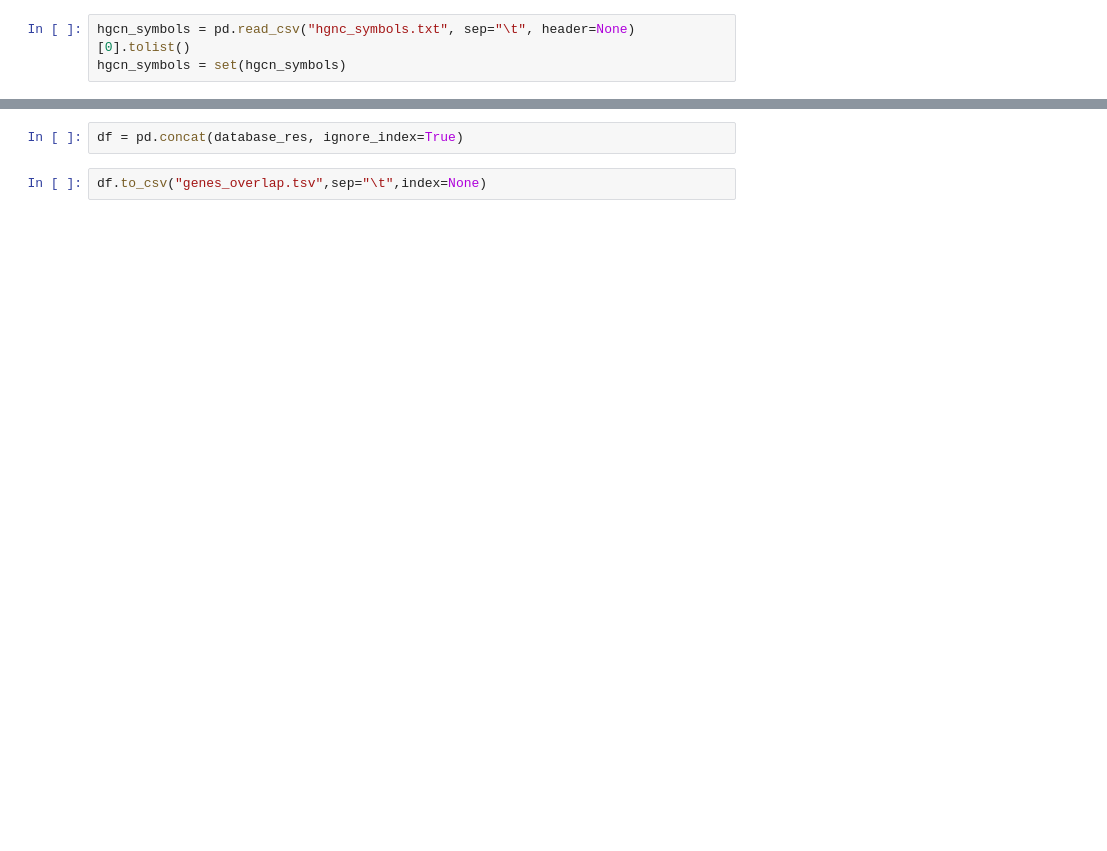
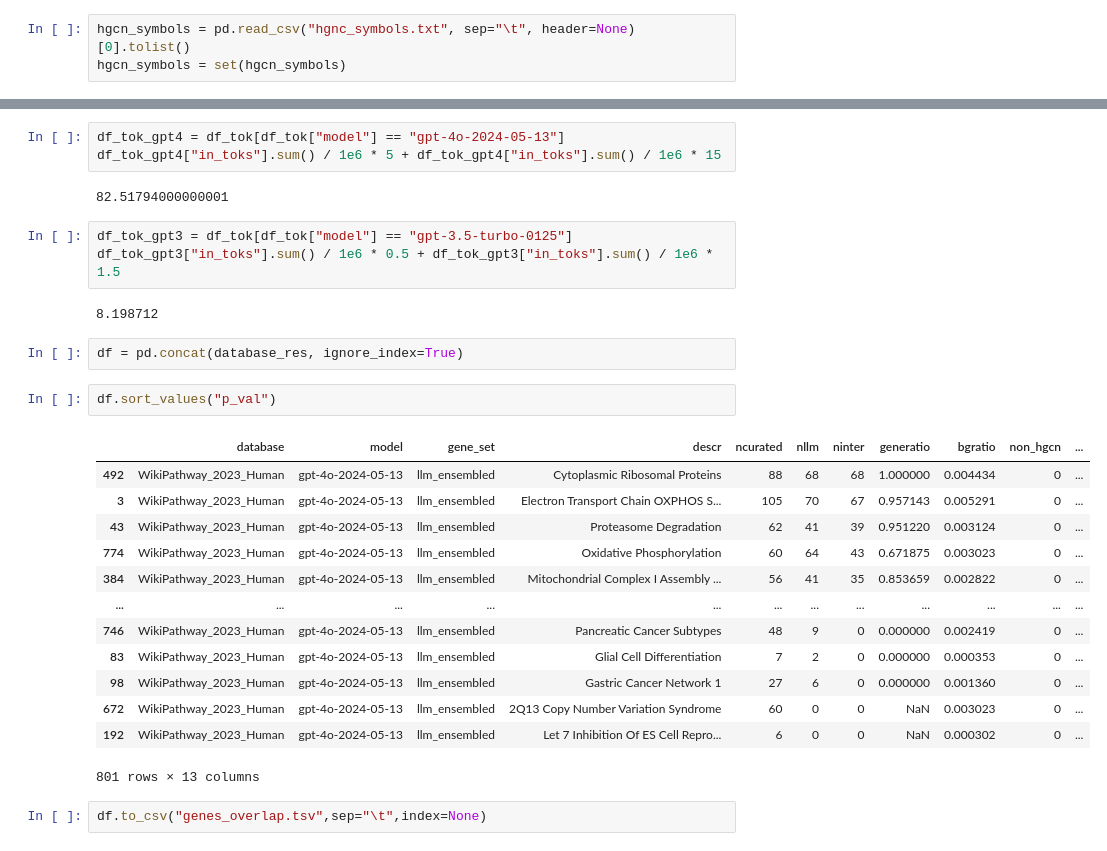
Before and after one commit to Alector-BIO/llm2geneset, a Jupyter notebook: notebooks/1_genes_overlap_outs.ipynb, the cells around one changed output, grey strips where cells are left out. Drawn from its saved outputs; the diff is of its cells as text; blank space fills up the shorter version.

```diff
--- a/notebooks/1_genes_overlap_outs.ipynb
+++ b/notebooks/1_genes_overlap_outs.ipynb
@@ -130,4 +190,30 @@ df_tok
+# %%
+df_tok_gpt4 = df_tok[df_tok["model"] == "gpt-4o-2024-05-13"]
+df_tok_gpt4["in_toks"].sum() / 1e6 * 5 + df_tok_gpt4["in_toks"].sum() / 1e6 * 15
+# %% [output]
+82.51794000000001
+# %%
+df_tok_gpt3 = df_tok[df_tok["model"] == "gpt-3.5-turbo-0125"]
+df_tok_gpt3["in_toks"].sum() / 1e6 * 0.5 + df_tok_gpt3["in_toks"].sum() / 1e6 * 1.5
+# %% [output]
+8.198712
 # %%
 df = pd.concat(database_res, ignore_index=True)
+# %%
+df.sort_values("p_val")
+# %% [output]
+|  | database | model | gene_set | descr | ncurated | nllm | ninter | generatio | bgratio | non_hgcn | ... |
+| 492 | WikiPathway_2023_Human | gpt-4o-2024-05-13 | llm_ensembled | Cytoplasmic Ribosomal Proteins | 88 | 68 | 68 | 1.000000 | 0.004434 | 0 | ... |
+| 3 | WikiPathway_2023_Human | gpt-4o-2024-05-13 | llm_ensembled | Electron Transport Chain OXPHOS S... | 105 | 70 | 67 | 0.957143 | 0.005291 | 0 | ... |
+| 43 | WikiPathway_2023_Human | gpt-4o-2024-05-13 | llm_ensembled | Proteasome Degradation | 62 | 41 | 39 | 0.951220 | 0.003124 | 0 | ... |
+| 774 | WikiPathway_2023_Human | gpt-4o-2024-05-13 | llm_ensembled | Oxidative Phosphorylation | 60 | 64 | 43 | 0.671875 | 0.003023 | 0 | ... |
+| 384 | WikiPathway_2023_Human | gpt-4o-2024-05-13 | llm_ensembled | Mitochondrial Complex I Assembly ... | 56 | 41 | 35 | 0.853659 | 0.002822 | 0 | ... |
+| ... | ... | ... | ... | ... | ... | ... | ... | ... | ... | ... | ... |
+| 746 | WikiPathway_2023_Human | gpt-4o-2024-05-13 | llm_ensembled | Pancreatic Cancer Subtypes | 48 | 9 | 0 | 0.000000 | 0.002419 | 0 | ... |
+| 83 | WikiPathway_2023_Human | gpt-4o-2024-05-13 | llm_ensembled | Glial Cell Differentiation | 7 | 2 | 0 | 0.000000 | 0.000353 | 0 | ... |
+| 98 | WikiPathway_2023_Human | gpt-4o-2024-05-13 | llm_ensembled | Gastric Cancer Network 1 | 27 | 6 | 0 | 0.000000 | 0.001360 | 0 | ... |
+| 672 | WikiPathway_2023_Human | gpt-4o-2024-05-13 | llm_ensembled | 2Q13 Copy Number Variation Syndrome | 60 | 0 | 0 | NaN | 0.003023 | 0 | ... |
+| 192 | WikiPathway_2023_Human | gpt-4o-2024-05-13 | llm_ensembled | Let 7 Inhibition Of ES Cell Repro... | 6 | 0 | 0 | NaN | 0.000302 | 0 | ... |
+801 rows × 13 columns
 # %%
 df.to_csv("genes_overlap.tsv",sep="\t",index=None)
```
Also changed, not shown: parts of 6 cells of this notebook, 7 other files.
